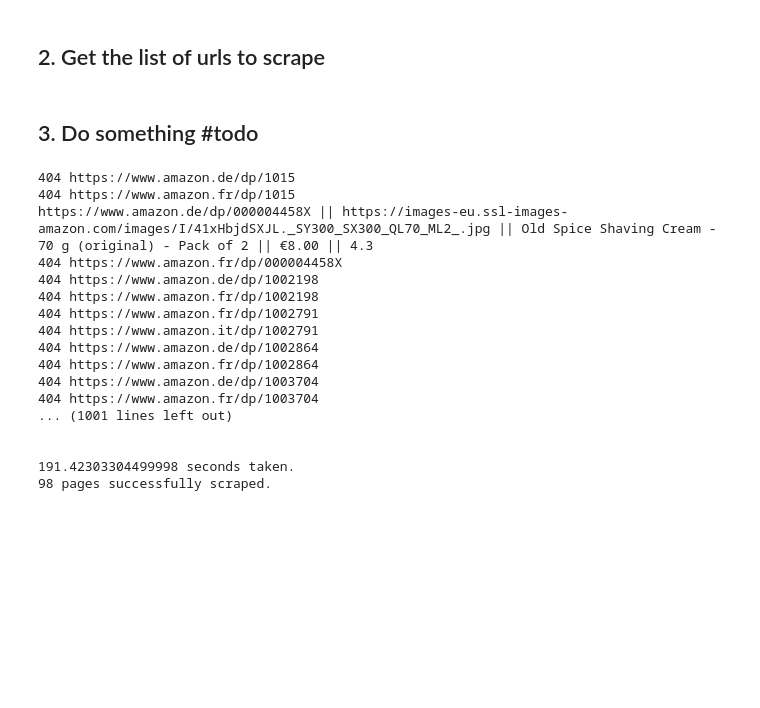
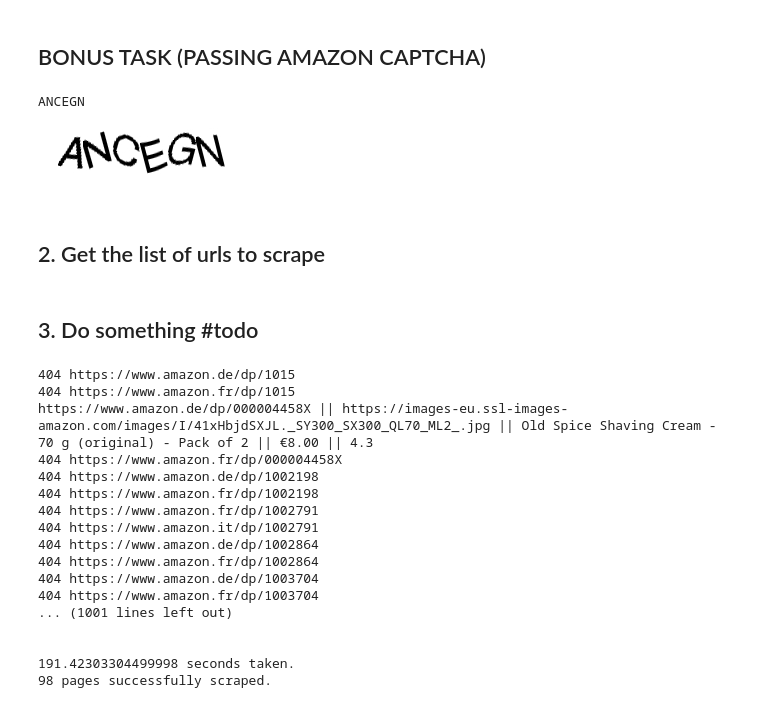
Before and after one commit to 17hk/code-snippets, a Jupyter notebook: Untitled8.ipynb, the cells around one changed output. Cells and saved outputs as stored; diff of their text form; code cells hidden in the pictures; blank space fills up the shorter version.

```diff
--- a/Untitled8.ipynb
+++ b/Untitled8.ipynb
@@ -53,0 +3,2 @@ headers = [
+# %% [markdown]
+## BONUS TASK (PASSING AMAZON CAPTCHA)
@@ -54,3 +32,32 @@ headers = [
+# %%
+url = 'https://www.amazon.com/errors/validateCaptcha'
+driver.get(url)
+
+img = driver.find_element(By.XPATH, '/html/body/div/div[1]/div[3]/div/div/form/div[1]/div/div/div[1]/img').screenshot_as_png
+driver.close()
+
+with open('screenshot.png', 'wb') as f:
+  f.write(img)
+'''
+from PIL import Image
+img = Image.open('screenshot.png')
+string = image_to_string(img)
+print(string)
+img
+'''
+import cv2
+from google.colab.patches import cv2_imshow
+
+img = cv2.imread("screenshot.png")
+gray = cv2.cvtColor(img, cv2.COLOR_BGR2GRAY)
+gray = cv2.threshold(gray, 0, 255, cv2.THRESH_BINARY | cv2.THRESH_OTSU)[1]
+text = image_to_string(gray)
+print(text)
+print()
+cv2_imshow(img)
+# %% [output]
+ANCEGN
+[figure, added]
 # %% [markdown]
 ## 2. Get the list of urls to scrape
 # %%
```
Also changed, not shown: parts of 5 cells of this notebook.
